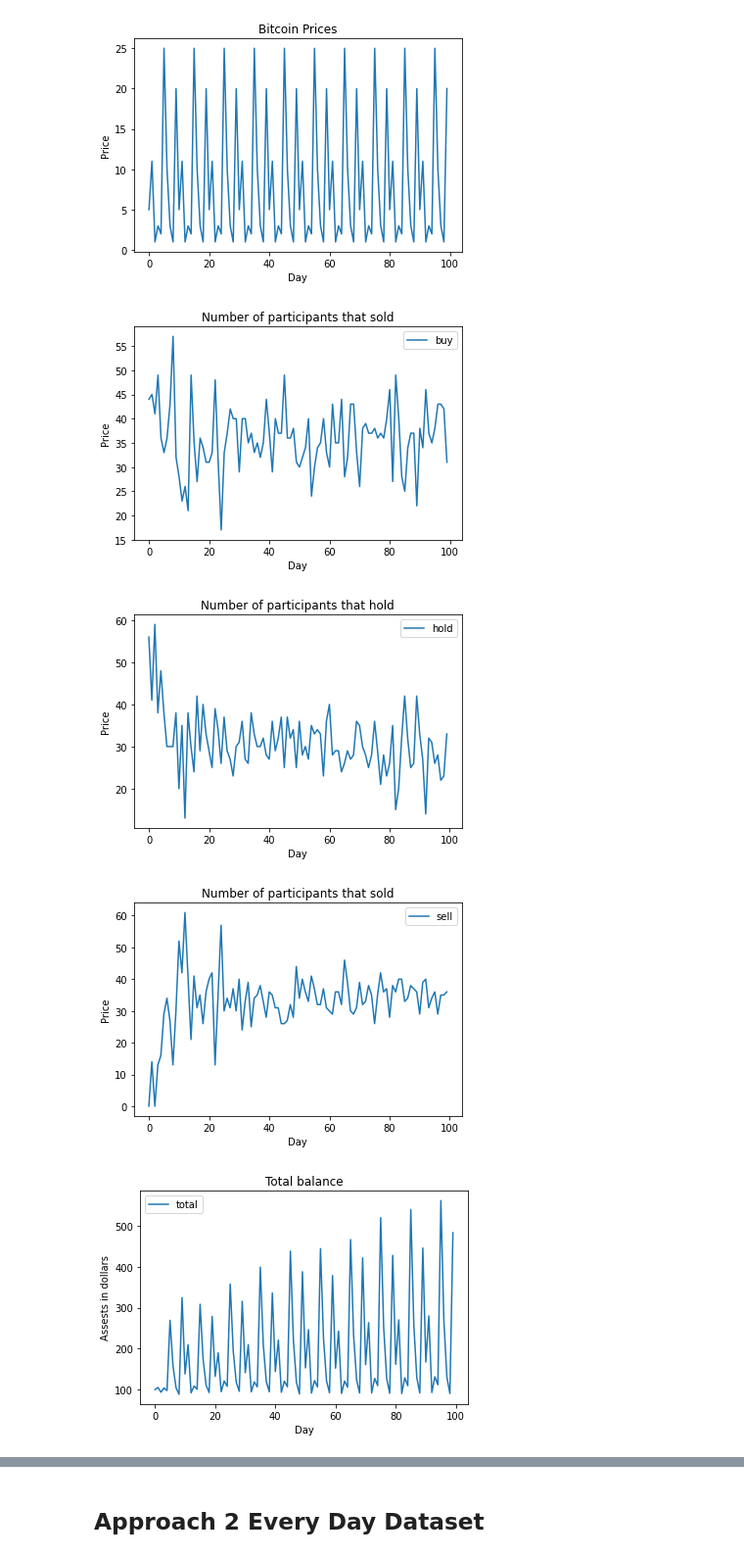
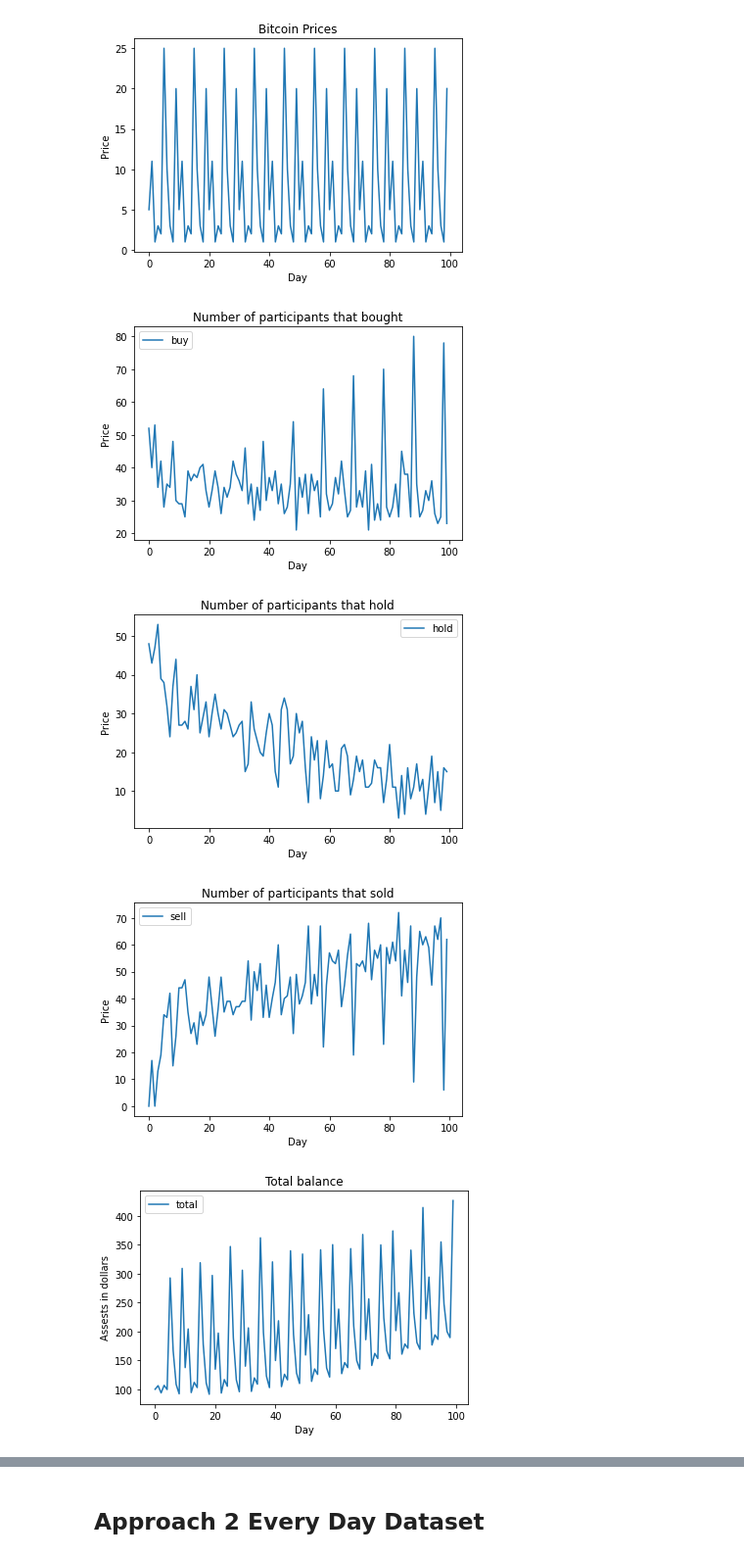
Before and after one commit to Brain-Pipers/bitcoin-ibl-model, a Jupyter notebook: bitcoin3.ipynb, the cells around one changed output, grey strips where cells are left out. Shown: that part at 98% size. Saved outputs shown, nothing was run; the diff lists cells and outputs as text; code cells hidden in the pictures.

```diff
--- a/bitcoin3.ipynb
+++ b/bitcoin3.ipynb
@@ -90,6 +90,7 @@ def run(bitcoin_prices, participants, directory="run/", file_name="data2.csv", m
 
                 for instance in pending_instances:
                     instance.update(profit/len(pending_instances))
+                pending_instances = list()
 
                 dollar_balance += 10
                 bitcoin_balance -= 10 / price
@@ -112,7 +113,7 @@ def run(bitcoin_prices, participants, directory="run/", file_name="data2.csv", m
 
 
     plt.plot([day for day, _ in enumerate(selects_buy)], selects_buy, label = "buy")
-    plt.title('Number of participants that sold')
+    plt.title('Number of participants that bought')
     plt.xlabel('Day')
     plt.ylabel('Price')
     plt.legend()
@@ -152,34 +153,34 @@ def run(bitcoin_prices, participants, directory="run/", file_name="data2.csv", m
     plt.ylabel('Assests in dollars')
     plt.legend()
     plt.show()
 
 
     # # Path
     # path = os.path.join(eddies_path, directory)
     # os.mkdir(path)
 
     data = {
         'Total Balance':total_balance,
         'Total Dollars':total_dollars,
         'Total Bitcoin':total_bitcoin,
         'Selects Buy': selects_buy,
         'Selects Sell': selects_sell,
         'Selects Hold': selects_hold
     }
 
     df = pd.DataFrame(data)
     df.to_csv(file_name)
 
 
 def main():
     run(BITCOIN_PRICES, PARTICIPANTS)
 
 if __name__ == '__main__':
     main()
 
 print("RUAN")
 # %% [output]
-[figure, old version]
+[figure, new version]
-[figure, old version]
+[figure, new version]
-[figure, old version]
+[figure, new version]
-[figure, old version]
+[figure, new version]
```
Also changed, not shown: parts of 2 cells of this notebook, 3 other files.
